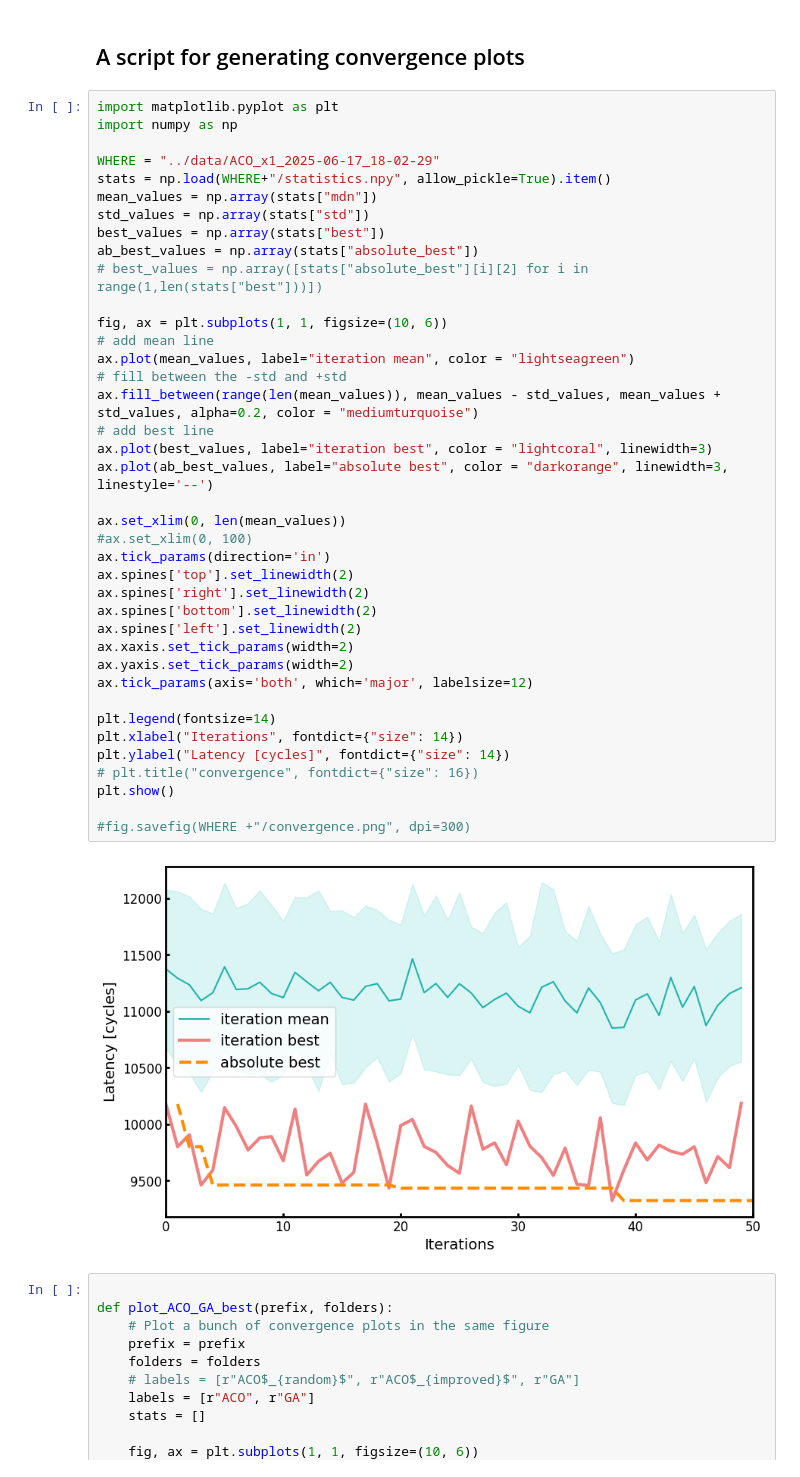
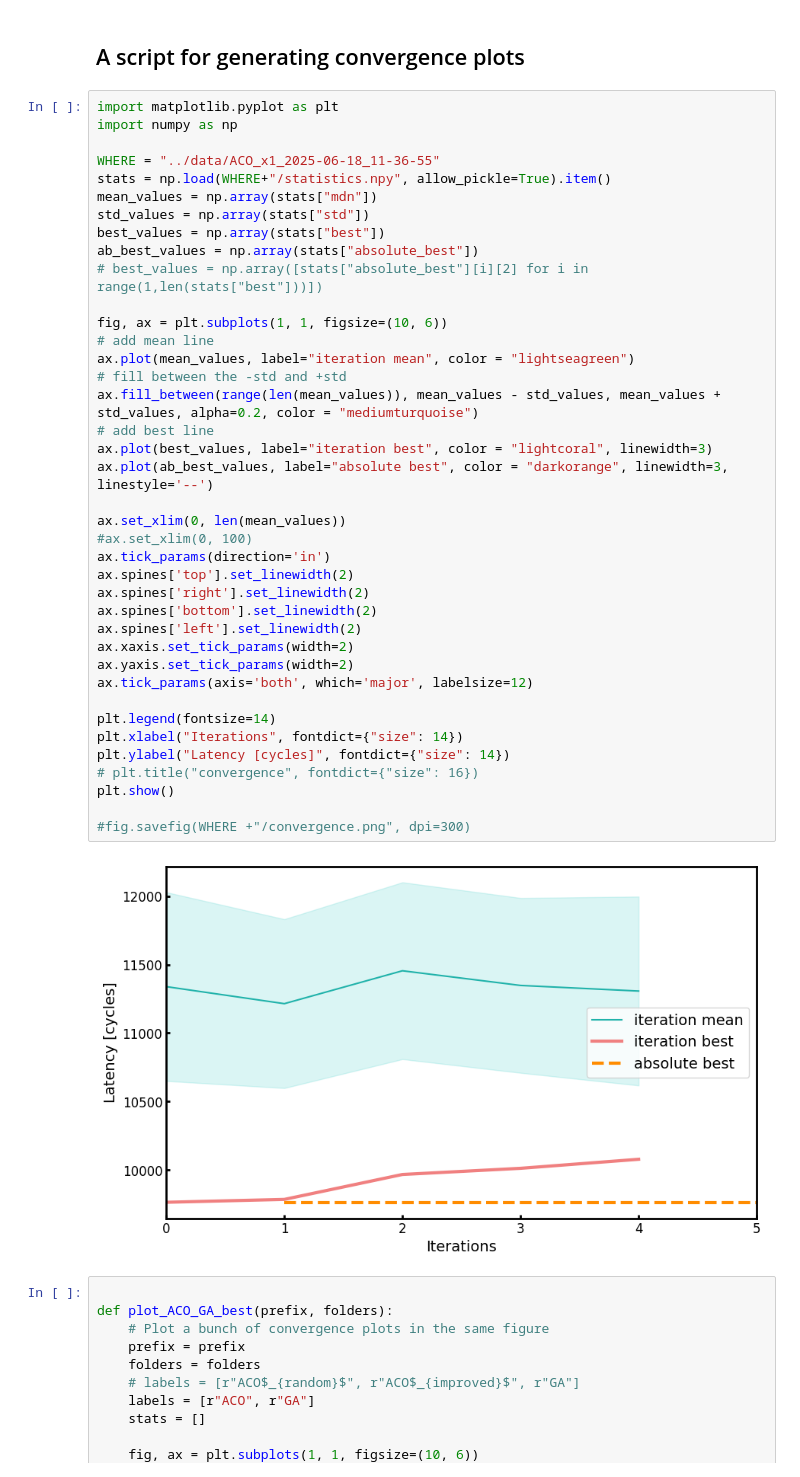
Before and after one commit to jjastrz14/ReNOS, a Jupyter notebook: notebooks/convergence_plots.ipynb, the cells around one changed output. Saved outputs shown, nothing was run; the diff lists cells and outputs as text.

```diff
--- a/notebooks/convergence_plots.ipynb
+++ b/notebooks/convergence_plots.ipynb
@@ -4,7 +4,7 @@
 import matplotlib.pyplot as plt
 import numpy as np
 
-WHERE = "../data/ACO_x1_2025-06-17_18-02-29"
+WHERE = "../data/ACO_x1_2025-06-18_11-36-55"
 stats = np.load(WHERE+"/statistics.npy", allow_pickle=True).item()
 mean_values = np.array(stats["mdn"])
 std_values = np.array(stats["std"])
@@ -13,34 +13,34 @@ ab_best_values = np.array(stats["absolute_best"])
 # best_values = np.array([stats["absolute_best"][i][2] for i in range(1,len(stats["best"]))])
 
 fig, ax = plt.subplots(1, 1, figsize=(10, 6))
 # add mean line
 ax.plot(mean_values, label="iteration mean", color = "lightseagreen")
 # fill between the -std and +std
 ax.fill_between(range(len(mean_values)), mean_values - std_values, mean_values + std_values, alpha=0.2, color = "mediumturquoise")
 # add best line
 ax.plot(best_values, label="iteration best", color = "lightcoral", linewidth=3)
 ax.plot(ab_best_values, label="absolute best", color = "darkorange", linewidth=3, linestyle='--')
 
 ax.set_xlim(0, len(mean_values))
 #ax.set_xlim(0, 100)
 ax.tick_params(direction='in')
 ax.spines['top'].set_linewidth(2)
 ax.spines['right'].set_linewidth(2)
 ax.spines['bottom'].set_linewidth(2)
 ax.spines['left'].set_linewidth(2)
 ax.xaxis.set_tick_params(width=2)
 ax.yaxis.set_tick_params(width=2)
 ax.tick_params(axis='both', which='major', labelsize=12)
 
 plt.legend(fontsize=14)
 plt.xlabel("Iterations", fontdict={"size": 14})
 plt.ylabel("Latency [cycles]", fontdict={"size": 14})
 # plt.title("convergence", fontdict={"size": 16})
 plt.show()
 
 #fig.savefig(WHERE +"/convergence.png", dpi=300)
 # %% [output]
-[figure, old version]
+[figure, new version]
 # %%
 
 def plot_ACO_GA_best(prefix, folders):
```
Also changed, not shown: 4 other files.
